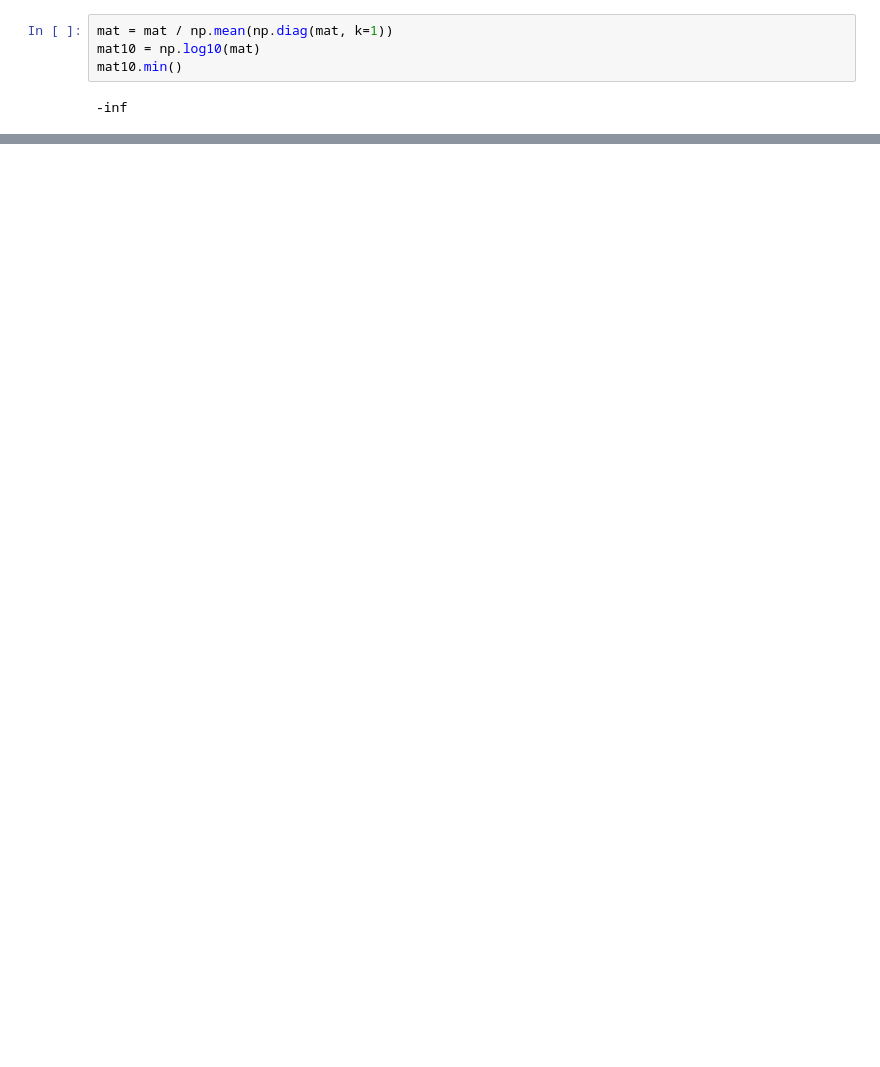
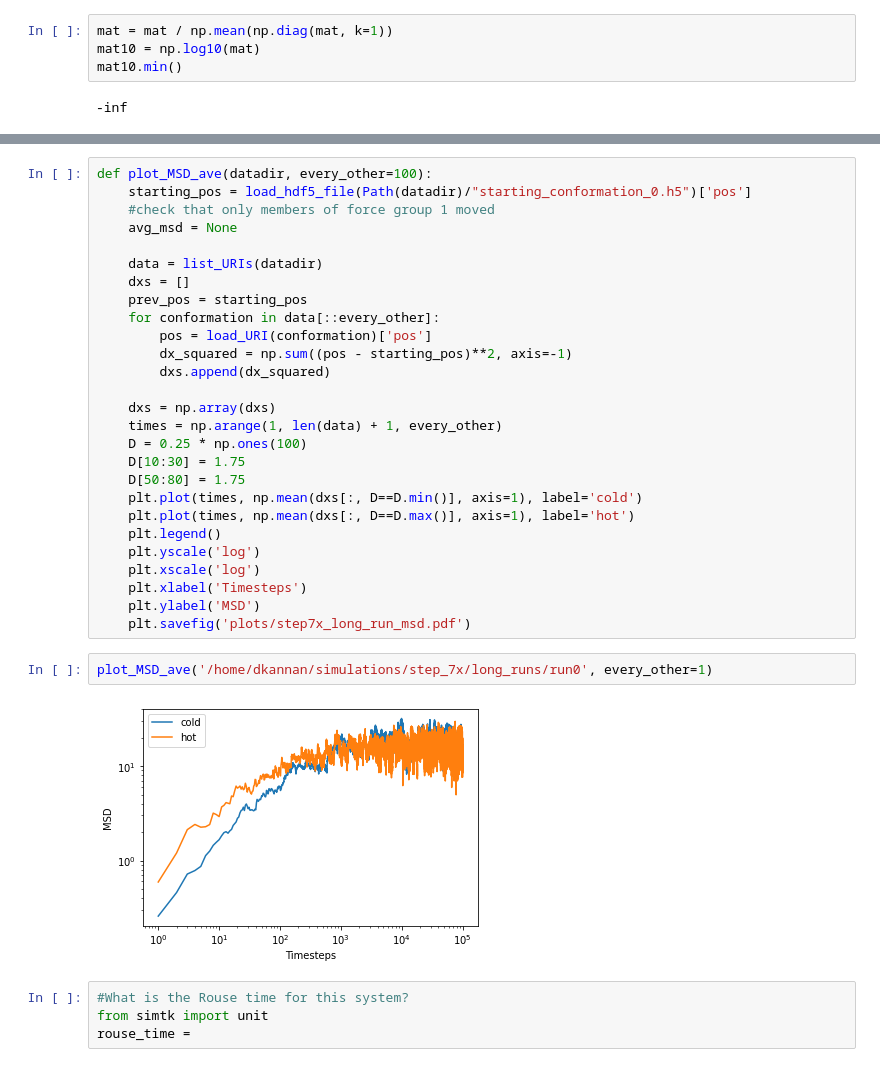
Before and after one commit to open2c/polychrom, a Jupyter notebook: Example Simulation Analysis.ipynb, the cells around one changed output, grey strips where cells are left out. Saved outputs shown, nothing was run; the diff lists cells and outputs as text; blank space fills up the shorter version.

```diff
--- a/Example Simulation Analysis.ipynb
+++ b/Example Simulation Analysis.ipynb
@@ -275,0 +323,35 @@ mat10.min()
+# %%
+def plot_MSD_ave(datadir, every_other=100):
+    starting_pos = load_hdf5_file(Path(datadir)/"starting_conformation_0.h5")['pos']
+    #check that only members of force group 1 moved
+    avg_msd = None
+
+    data = list_URIs(datadir)
+    dxs = []
+    prev_pos = starting_pos
+    for conformation in data[::every_other]:
+        pos = load_URI(conformation)['pos']
+        dx_squared = np.sum((pos - starting_pos)**2, axis=-1)
+        dxs.append(dx_squared)
+
+    dxs = np.array(dxs)
+    times = np.arange(1, len(data) + 1, every_other)
+    D = 0.25 * np.ones(100)
+    D[10:30] = 1.75
+    D[50:80] = 1.75
+    plt.plot(times, np.mean(dxs[:, D==D.min()], axis=1), label='cold')
+    plt.plot(times, np.mean(dxs[:, D==D.max()], axis=1), label='hot')
+    plt.legend()
+    plt.yscale('log')
+    plt.xscale('log')
+    plt.xlabel('Timesteps')
+    plt.ylabel('MSD')
+    plt.savefig('plots/step7x_long_run_msd.pdf')
+# %%
+plot_MSD_ave('/home/dkannan/simulations/step_7x/long_runs/run0', every_other=1)
+# %% [output]
+[figure, added]
+# %%
+#What is the Rouse time for this system?
+from simtk import unit
+rouse_time =
```
Also changed, not shown: parts of 19 cells of this notebook, 1 other file.
